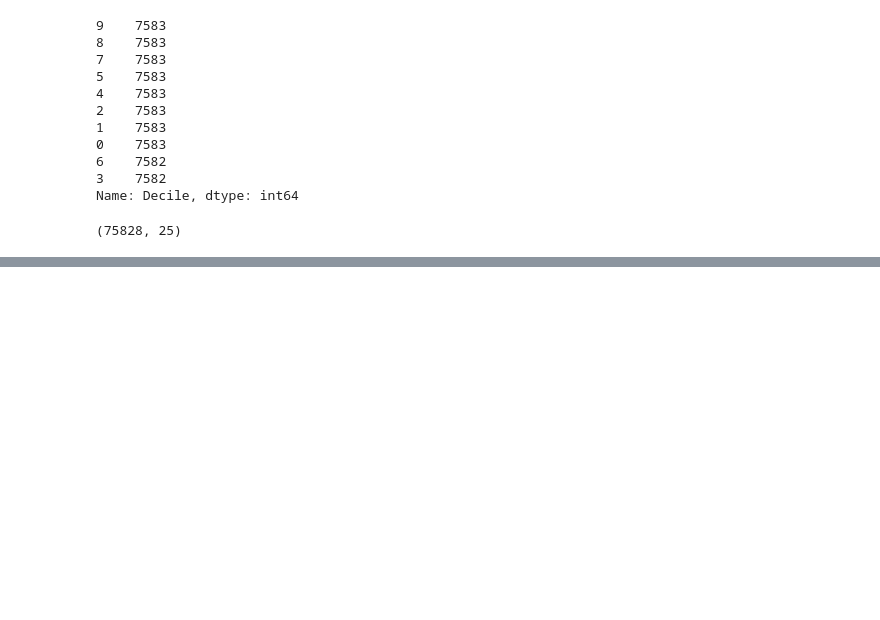
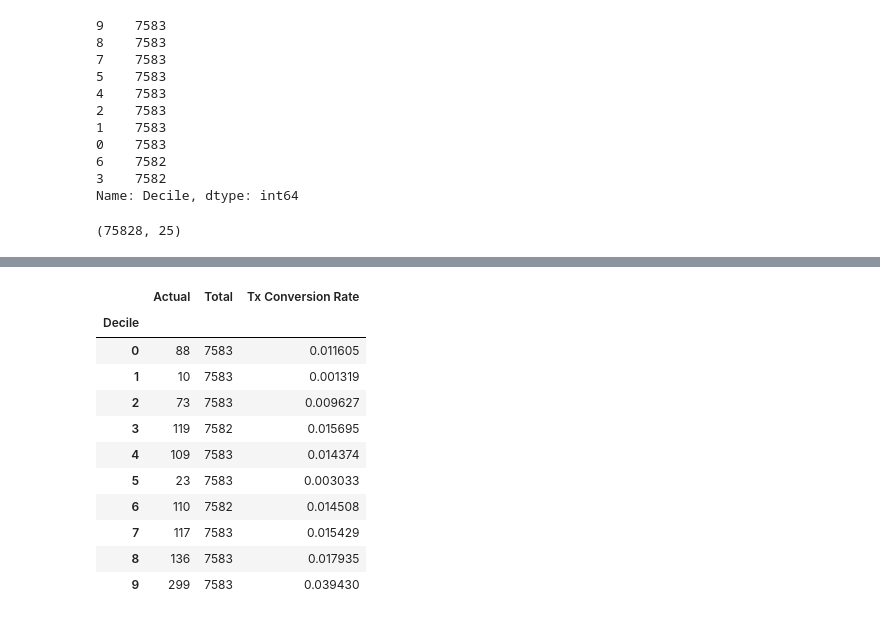
Before and after one commit to akim3245/Ecommerce_Propensity_Model, a Jupyter notebook: dev4.ipynb, the cells around one changed output, grey strips where cells are left out. Drawn from its saved outputs; the diff is of its cells as text; code cells hidden in the pictures; blank space fills up the shorter version.

```diff
--- a/dev4.ipynb
+++ b/dev4.ipynb
@@ -401,3 +401,19 @@ tx_conversion_rate
+# %%
+tx_conversion_rate.index.name = 'Decile'
+tx_conversion_rate
+# %% [output]
+|  | Actual | Total | Tx Conversion Rate |
+| Decile |  |  |  |
+| 0 | 88 | 7583 | 0.011605 |
+| 1 | 10 | 7583 | 0.001319 |
+| 2 | 73 | 7583 | 0.009627 |
+| 3 | 119 | 7582 | 0.015695 |
+| 4 | 109 | 7583 | 0.014374 |
+| 5 | 23 | 7583 | 0.003033 |
+| 6 | 110 | 7582 | 0.014508 |
+| 7 | 117 | 7583 | 0.015429 |
+| 8 | 136 | 7583 | 0.017935 |
+| 9 | 299 | 7583 | 0.039430 |
 # %%
 #confirm conversion for decile 1 (index 0) is correct
 tx_conversion_rate.Actual[0]/tx_conversion_rate.Total[0]
```
Also changed, not shown: parts of 26 cells of this notebook.
